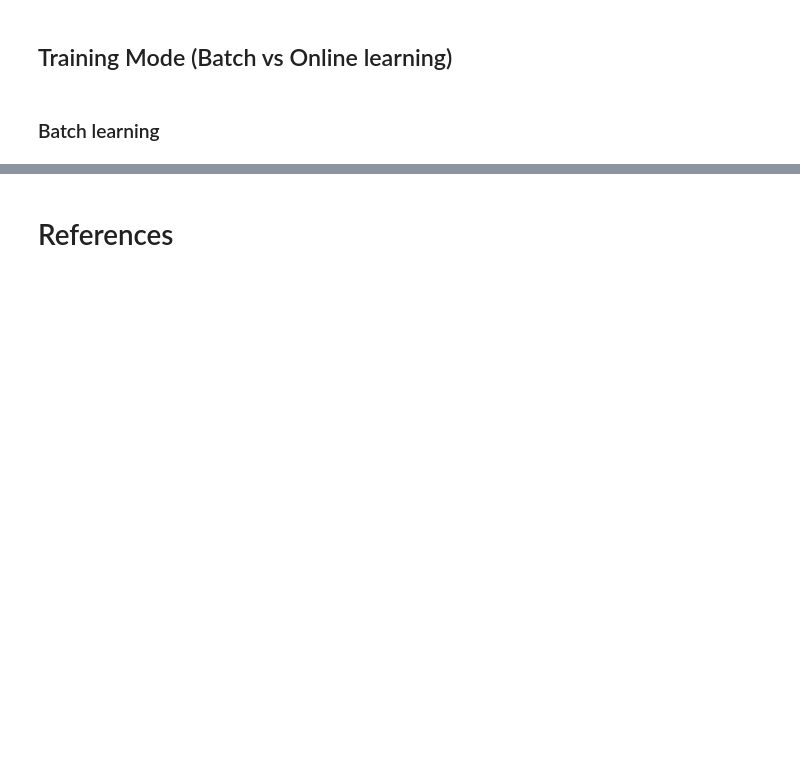
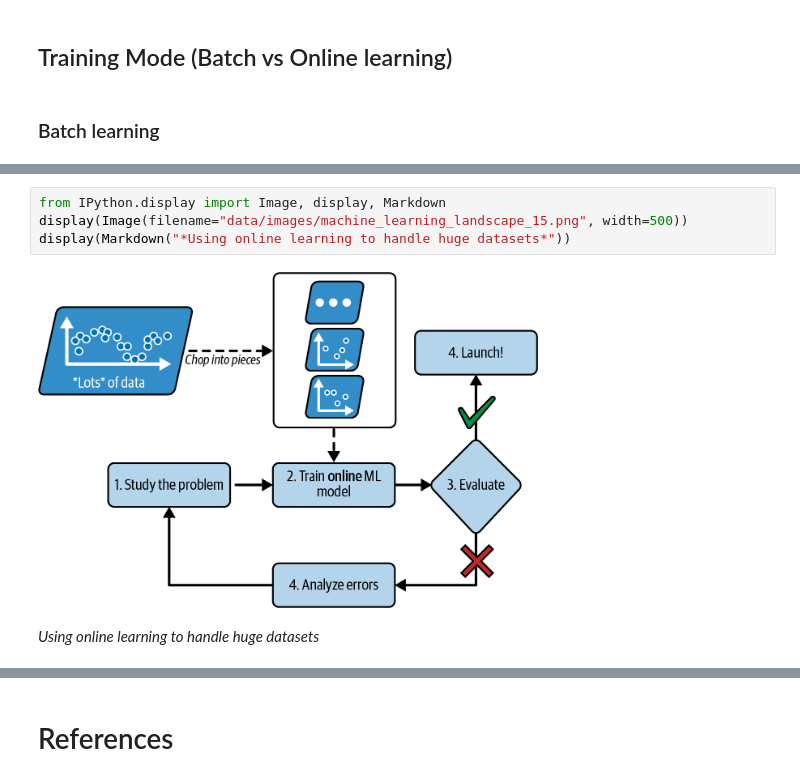
Before and after one commit to ancilcleetus/My-Learning-Journey-in-AI, a Jupyter notebook: Fundamentals-of-Machine-Learning/machine_learning_landscape.ipynb, the cells around one changed output, grey strips where cells are left out. Drawn from its saved outputs; the diff is of its cells as text; blank space fills up the shorter version.

```diff
--- a/Fundamentals-of-Machine-Learning/machine_learning_landscape.ipynb
+++ b/Fundamentals-of-Machine-Learning/machine_learning_landscape.ipynb
@@ -207,3 +221,10 @@ display(Markdown("*Reinforcement learning*"))
+# %%
+from IPython.display import Image, display, Markdown
+display(Image(filename="data/images/machine_learning_landscape_15.png", width=500))
+display(Markdown("*Using online learning to handle huge datasets*"))
+# %% [output]
+[figure, added]
+*Using online learning to handle huge datasets*
 # %% [markdown]
 ![rainbow](https://github.com/ancilcleetus/My-Learning-Journey/assets/25684256/839c3524-2a1d-4779-85a0-83c562e1e5e5)
 # %% [markdown]
```
Also changed, not shown: parts of 5 cells of this notebook, 2 other files.
